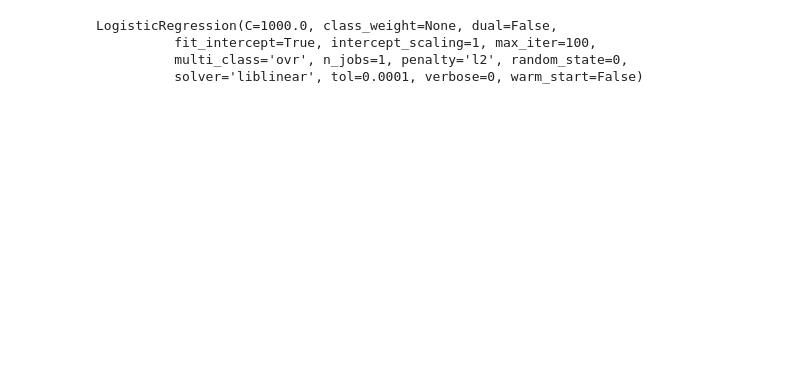
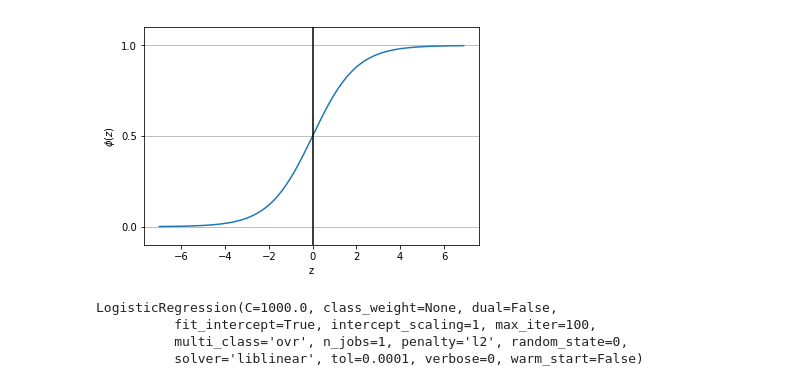
Before and after one commit to KentFujii/py_ml, a Jupyter notebook: scikit-learn/logistic_regression.ipynb, the cells around one changed output. Drawn from its saved outputs; the diff is of its cells as text; code cells hidden in the pictures; blank space fills up the shorter version.

```diff
--- a/scikit-learn/logistic_regression.ipynb
+++ b/scikit-learn/logistic_regression.ipynb
@@ -1 +1,23 @@
+# %%
+import numpy as np
+
+def sigmoid(z):
+  return 1.0 / (1.0 + np.exp(-z))
+z = np.arange(-7, 7, 0.1)
+phi_z = sigmoid(z)
+# %%
+%matplotlib inline
+import matplotlib.pyplot as plt
+
+plt.plot(z, phi_z)
+plt.axvline(0.0, color='k')
+plt.ylim(-0.1, 1.1)
+plt.xlabel('z')
+plt.ylabel('$\phi (z)$')
+plt.yticks([0.0, 0.5, 1.0])
+ax = plt.gca()
+ax.yaxis.grid(True)
+plt.show()
+# %% [output]
+[figure, added]
 # %%
@@ -16,3 +37,11 @@ X_combined_std = np.vstack((X_train_std, X_test_std))
 y_combined = np.hstack((y_train, y_test))
 # %%
 from sklearn.linear_model import LogisticRegression
+
+lr = LogisticRegression(C=1000.0, random_state=0)
+lr.fit(X_train_std, y_train)
+# %% [output]
+LogisticRegression(C=1000.0, class_weight=None, dual=False,
+          fit_intercept=True, intercept_scaling=1, max_iter=100,
+          multi_class='ovr', n_jobs=1, penalty='l2', random_state=0,
+          solver='liblinear', tol=0.0001, verbose=0, warm_start=False)
@@ -21,7 +47,0 @@ lr = LogisticRegression(C=1000.0, random_state=0)
-# %%
-lr.fit(X_train_std, y_train)
-# %% [output]
-LogisticRegression(C=1000.0, class_weight=None, dual=False,
-          fit_intercept=True, intercept_scaling=1, max_iter=100,
-          multi_class='ovr', n_jobs=1, penalty='l2', random_state=0,
-          solver='liblinear', tol=0.0001, verbose=0, warm_start=False)
```
Also changed, not shown: parts of 13 cells of this notebook, 6 other files.
